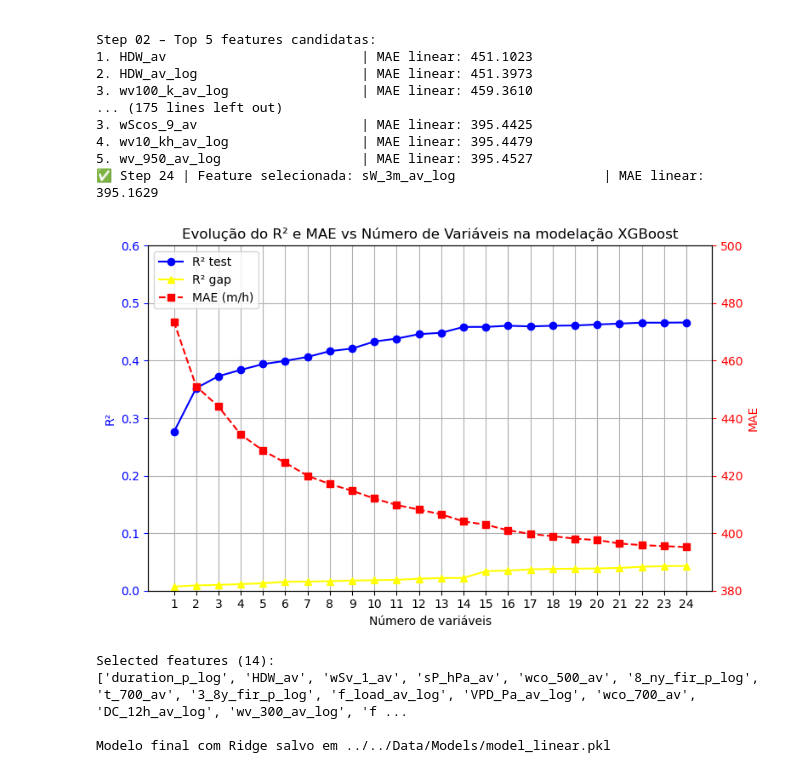
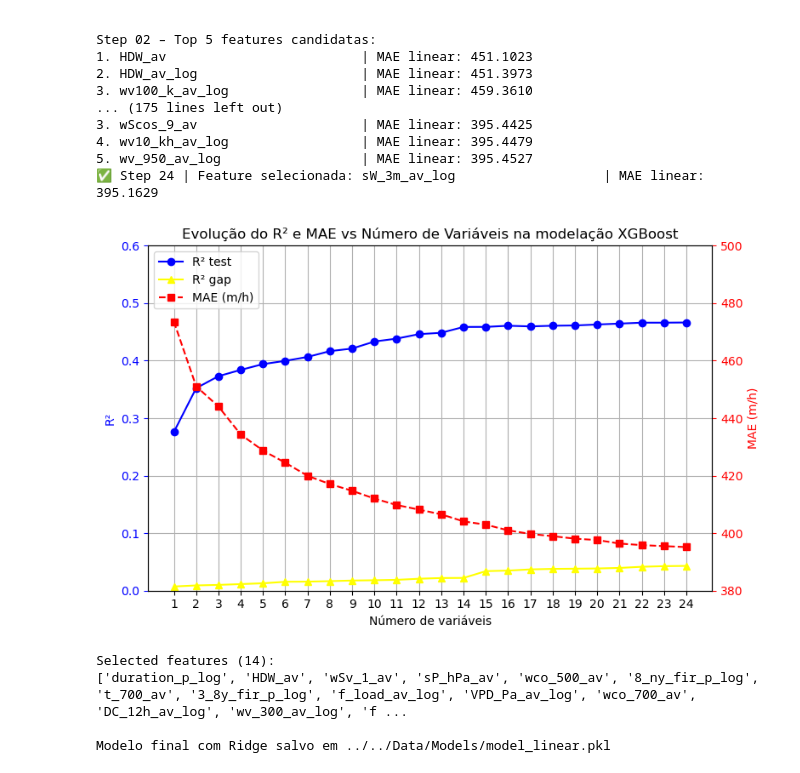
Before and after one commit to rafael-bork/FIRE-HACK-Project, a Jupyter notebook: Notebooks/4Models/Linear_model.ipynb, the cells around one changed output. Drawn from its saved outputs; the diff is of its cells as text; code cells hidden in the pictures.

```diff
--- a/Notebooks/4Models/Linear_model.ipynb
+++ b/Notebooks/4Models/Linear_model.ipynb
@@ -501,35 +501,35 @@ ax2.plot(num_vars, mae_linear_scores_plot, marker='s', linestyle='--', color='re
 r2_point1, mae_point1 = 0.1, 400
 r2_point2, mae_point2 = 0.6, 500
 
 # Coeficientes da função linear y2 = a*y1 + b
 a = (mae_point2 - mae_point1) / (r2_point2 - r2_point1)
 b = mae_point1 - a * r2_point1
 
 # Obter os limites atuais de R² para calcular y2 correspondente
 y1_min, y1_max = ax1.get_ylim()
 y2_min = a * y1_min + b
 y2_max = a * y1_max + b
 
 # Definir limite e ticks do eixo secundário
 ax2.set_ylim(y2_min, y2_max)
 
 # Criar ticks de 20 em 20 para y2
 mae_ticks = np.arange(380, 501, 20)
 ax2.set_yticks(mae_ticks)
 
-ax2.set_ylabel('MAE', color='red')
+ax2.set_ylabel('MAE (m/h)', color='red')
 ax2.tick_params(axis='y', colors='red')
 ax2.set_xlim(ax1.get_xlim())
 
 # Adicionar legendas combinadas
 lines1, labels1 = ax1.get_legend_handles_labels()
 lines2, labels2 = ax2.get_legend_handles_labels()
 ax1.legend(lines1 + lines2, labels1 + labels2, loc='upper left')
 
 plt.tight_layout()
 plt.show()
 # %% [output]
-[figure, old version]
+[figure, new version]
 # %%
 # ============================
 # Top N features do FFS
```
Also changed, not shown: parts of 5 cells of this notebook, 17 other files.
